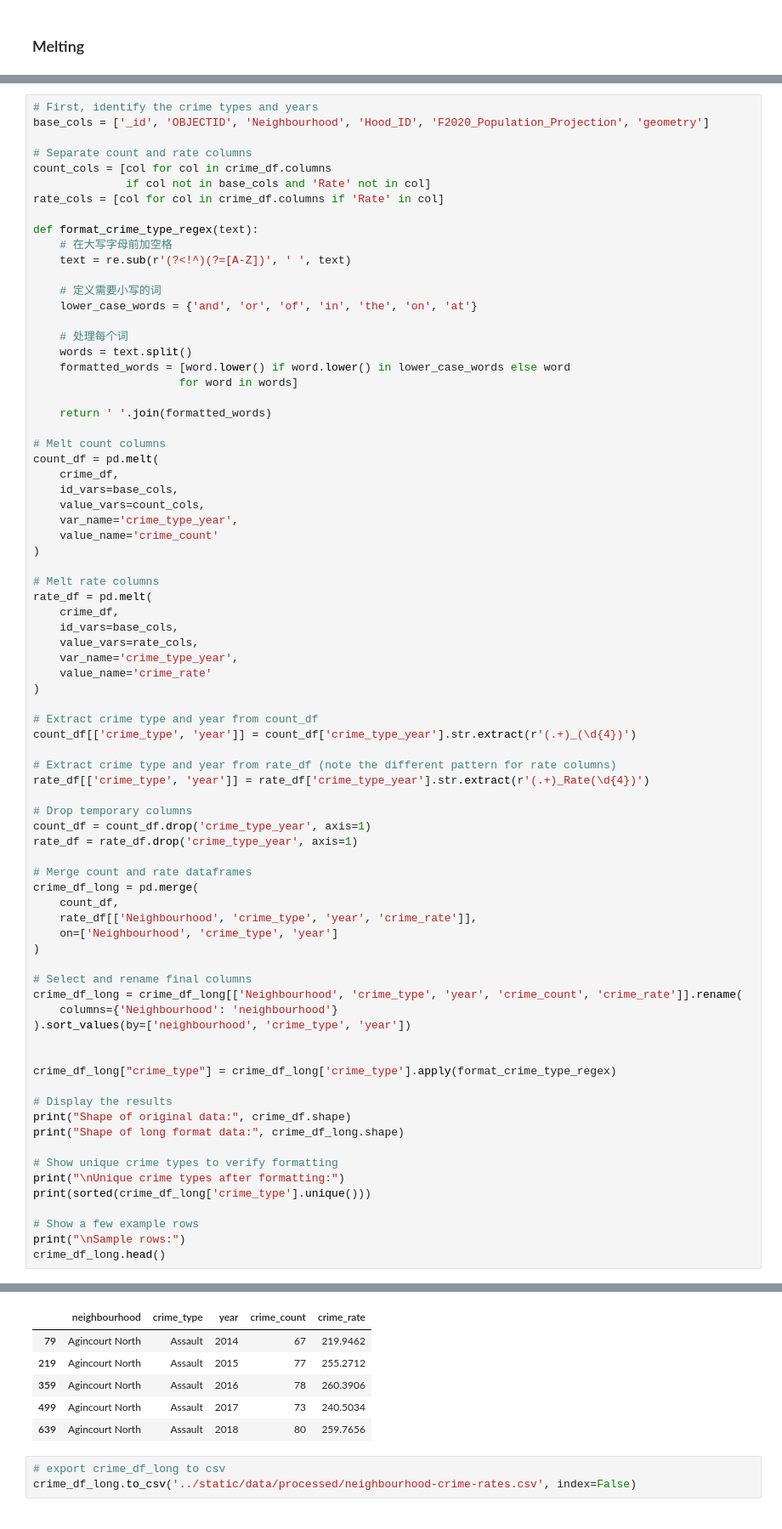
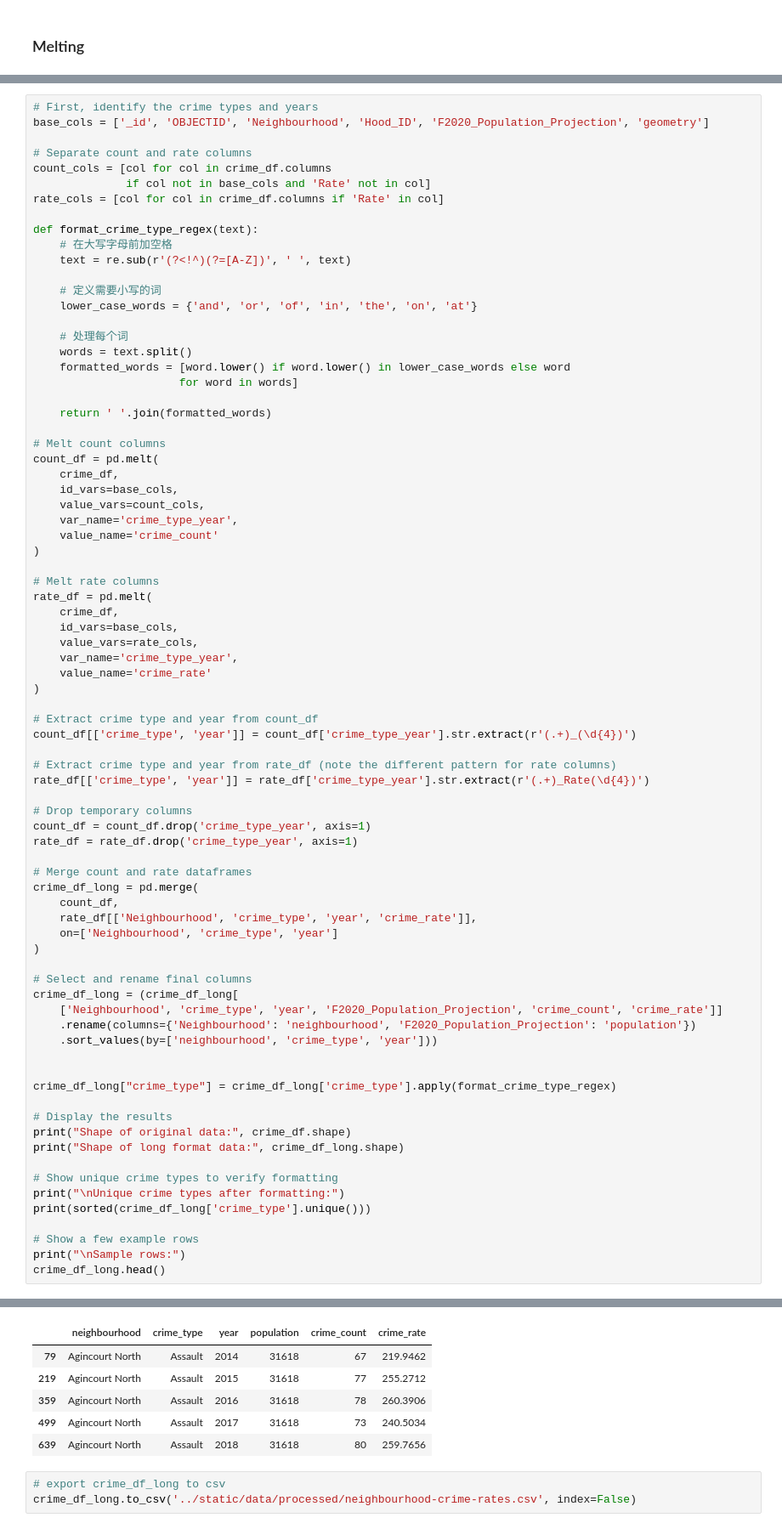
Before and after one commit to mengxi-ream/toronto-lens, a Jupyter notebook: prepare/preprocessing.ipynb, the cells around one changed output, grey strips where cells are left out. Shown at 85% size. Saved outputs shown, nothing was run; the diff lists cells and outputs as text.

```diff
--- a/prepare/preprocessing.ipynb
+++ b/prepare/preprocessing.ipynb
@@ -192,9 +154,10 @@ crime_df_long = pd.merge(
 )
 
 # Select and rename final columns
-crime_df_long = crime_df_long[['Neighbourhood', 'crime_type', 'year', 'crime_count', 'crime_rate']].rename(
-    columns={'Neighbourhood': 'neighbourhood'}
-).sort_values(by=['neighbourhood', 'crime_type', 'year'])
+crime_df_long = (crime_df_long[
+    ['Neighbourhood', 'crime_type', 'year', 'F2020_Population_Projection', 'crime_count', 'crime_rate']]
+    .rename(columns={'Neighbourhood': 'neighbourhood', 'F2020_Population_Projection': 'population'})
+    .sort_values(by=['neighbourhood', 'crime_type', 'year']))
 
 
 crime_df_long["crime_type"] = crime_df_long['crime_type'].apply(format_crime_type_regex)
@@ -216,14 +179,14 @@ Shape of long format data: (6580, 5)
 
 Unique crime types after formatting:
 ['Assault', 'Auto Theft', 'Break and Enter', 'Homicide', 'Robbery', 'Shootings', 'Theft Over']
 
 Sample rows:
-|  | neighbourhood | crime_type | year | crime_count | crime_rate |
-| 79 | Agincourt North | Assault | 2014 | 67 | 219.9462 |
-| 219 | Agincourt North | Assault | 2015 | 77 | 255.2712 |
-| 359 | Agincourt North | Assault | 2016 | 78 | 260.3906 |
-| 499 | Agincourt North | Assault | 2017 | 73 | 240.5034 |
-| 639 | Agincourt North | Assault | 2018 | 80 | 259.7656 |
+|  | neighbourhood | crime_type | year | population | crime_count | crime_rate |
+| 79 | Agincourt North | Assault | 2014 | 31618 | 67 | 219.9462 |
+| 219 | Agincourt North | Assault | 2015 | 31618 | 77 | 255.2712 |
+| 359 | Agincourt North | Assault | 2016 | 31618 | 78 | 260.3906 |
+| 499 | Agincourt North | Assault | 2017 | 31618 | 73 | 240.5034 |
+| 639 | Agincourt North | Assault | 2018 | 31618 | 80 | 259.7656 |
 # %%
 # export crime_df_long to csv
 crime_df_long.to_csv('../static/data/processed/neighbourhood-crime-rates.csv', index=False)
```
Also changed, not shown: parts of 13 cells of this notebook, 4 other files.
